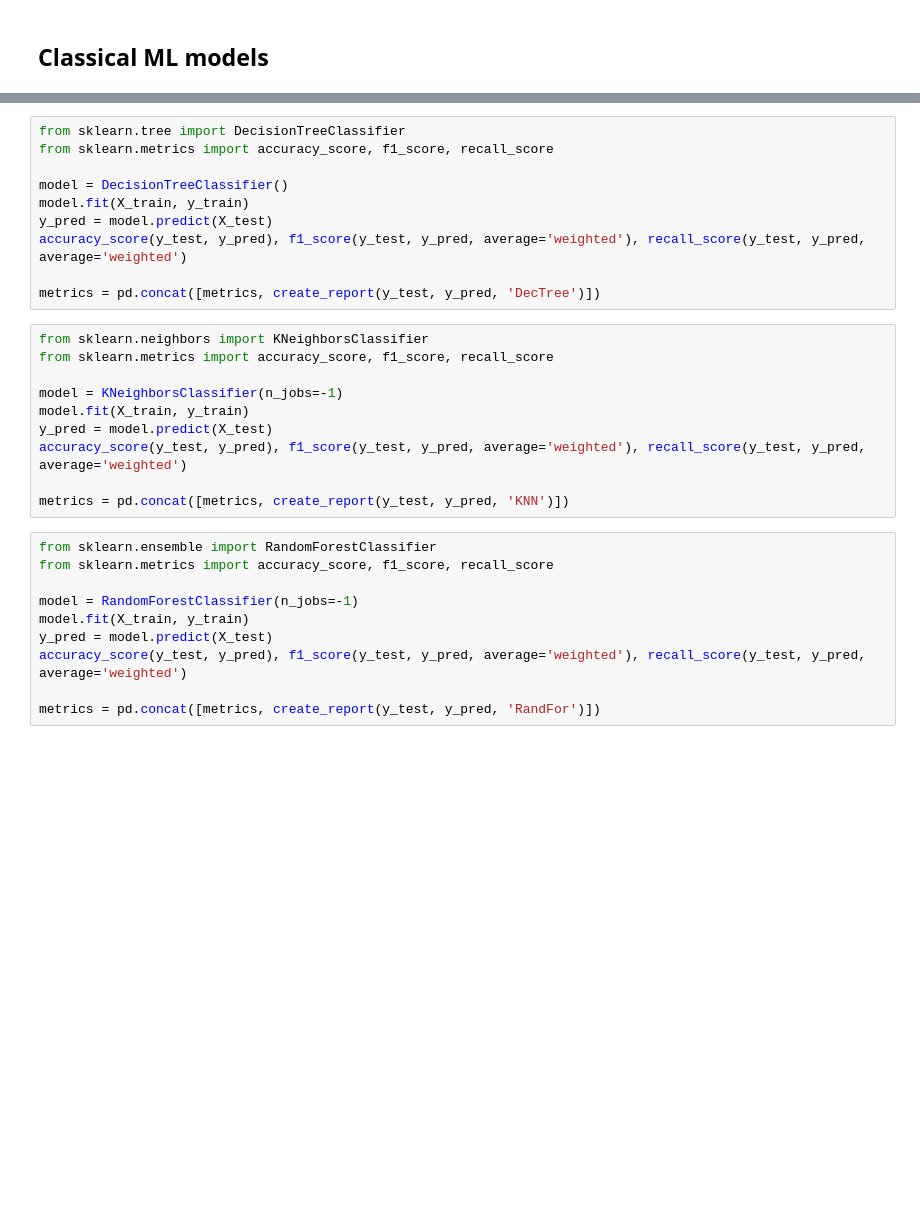
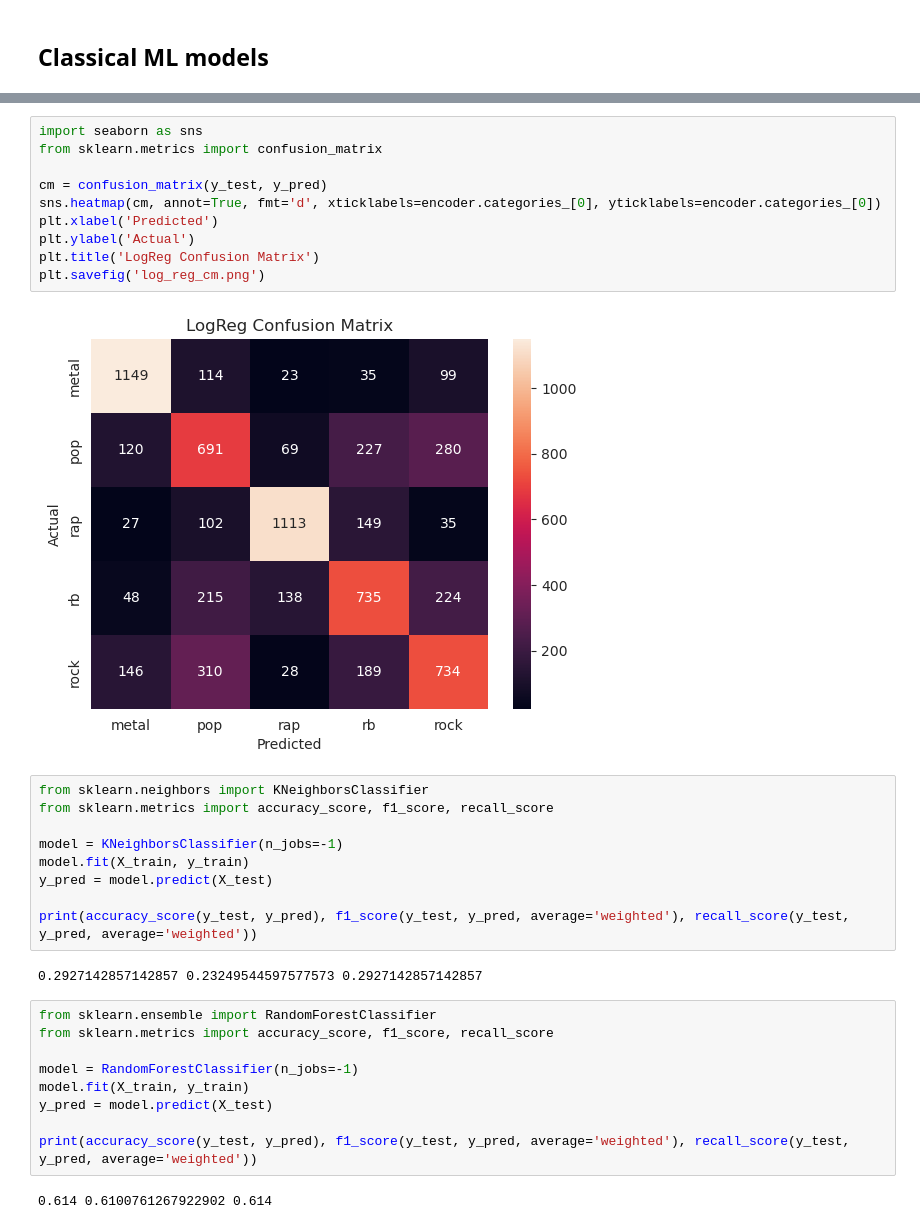
Before and after one commit to s7on1250/AnalyzingLyricsByAI, a Jupyter notebook: ml/classical_ml.ipynb, the cells around one changed output, grey strips where cells are left out. Drawn from its saved outputs; the diff is of its cells as text; blank space fills up the shorter version.

```diff
--- a/ml/classical_ml.ipynb
+++ b/ml/classical_ml.ipynb
@@ -121,13 +112,15 @@ metrics = pd.concat([metrics, create_report(y_test, y_pred, 'LogReg')])
-# %%
-from sklearn.tree import DecisionTreeClassifier
-from sklearn.metrics import accuracy_score, f1_score, recall_score
-
-model = DecisionTreeClassifier()
-model.fit(X_train, y_train)
-y_pred = model.predict(X_test)
-accuracy_score(y_test, y_pred), f1_score(y_test, y_pred, average='weighted'), recall_score(y_test, y_pred, average='weighted')
-
-metrics = pd.concat([metrics, create_report(y_test, y_pred, 'DecTree')])
+# %%
+import seaborn as sns
+from sklearn.metrics import confusion_matrix
+
+cm = confusion_matrix(y_test, y_pred)
+sns.heatmap(cm, annot=True, fmt='d', xticklabels=encoder.categories_[0], yticklabels=encoder.categories_[0])
+plt.xlabel('Predicted')
+plt.ylabel('Actual')
+plt.title('LogReg Confusion Matrix')
+plt.savefig('log_reg_cm.png')
+# %% [output]
+[figure, added]
 # %%
 from sklearn.neighbors import KNeighborsClassifier
 from sklearn.metrics import accuracy_score, f1_score, recall_score
@@ -135,9 +128,10 @@ from sklearn.metrics import accuracy_score, f1_score, recall_score
 model = KNeighborsClassifier(n_jobs=-1)
 model.fit(X_train, y_train)
 y_pred = model.predict(X_test)
-accuracy_score(y_test, y_pred), f1_score(y_test, y_pred, average='weighted'), recall_score(y_test, y_pred, average='weighted')
 
-metrics = pd.concat([metrics, create_report(y_test, y_pred, 'KNN')])
+print(accuracy_score(y_test, y_pred), f1_score(y_test, y_pred, average='weighted'), recall_score(y_test, y_pred, average='weighted'))
+# %% [output]
+0.2927142857142857 0.23249544597577573 0.2927142857142857
 # %%
 from sklearn.ensemble import RandomForestClassifier
 from sklearn.metrics import accuracy_score, f1_score, recall_score
@@ -145,9 +139,10 @@ from sklearn.metrics import accuracy_score, f1_score, recall_score
 model = RandomForestClassifier(n_jobs=-1)
 model.fit(X_train, y_train)
 y_pred = model.predict(X_test)
-accuracy_score(y_test, y_pred), f1_score(y_test, y_pred, average='weighted'), recall_score(y_test, y_pred, average='weighted')
 
-metrics = pd.concat([metrics, create_report(y_test, y_pred, 'RandFor')])
+print(accuracy_score(y_test, y_pred), f1_score(y_test, y_pred, average='weighted'), recall_score(y_test, y_pred, average='weighted'))
+# %% [output]
+0.614 0.6100761267922902 0.614
 # %%
 # gradient boosting
 from sklearn.ensemble import GradientBoostingClassifier
```
Also changed, not shown: parts of 14 cells of this notebook, 6 other files.
